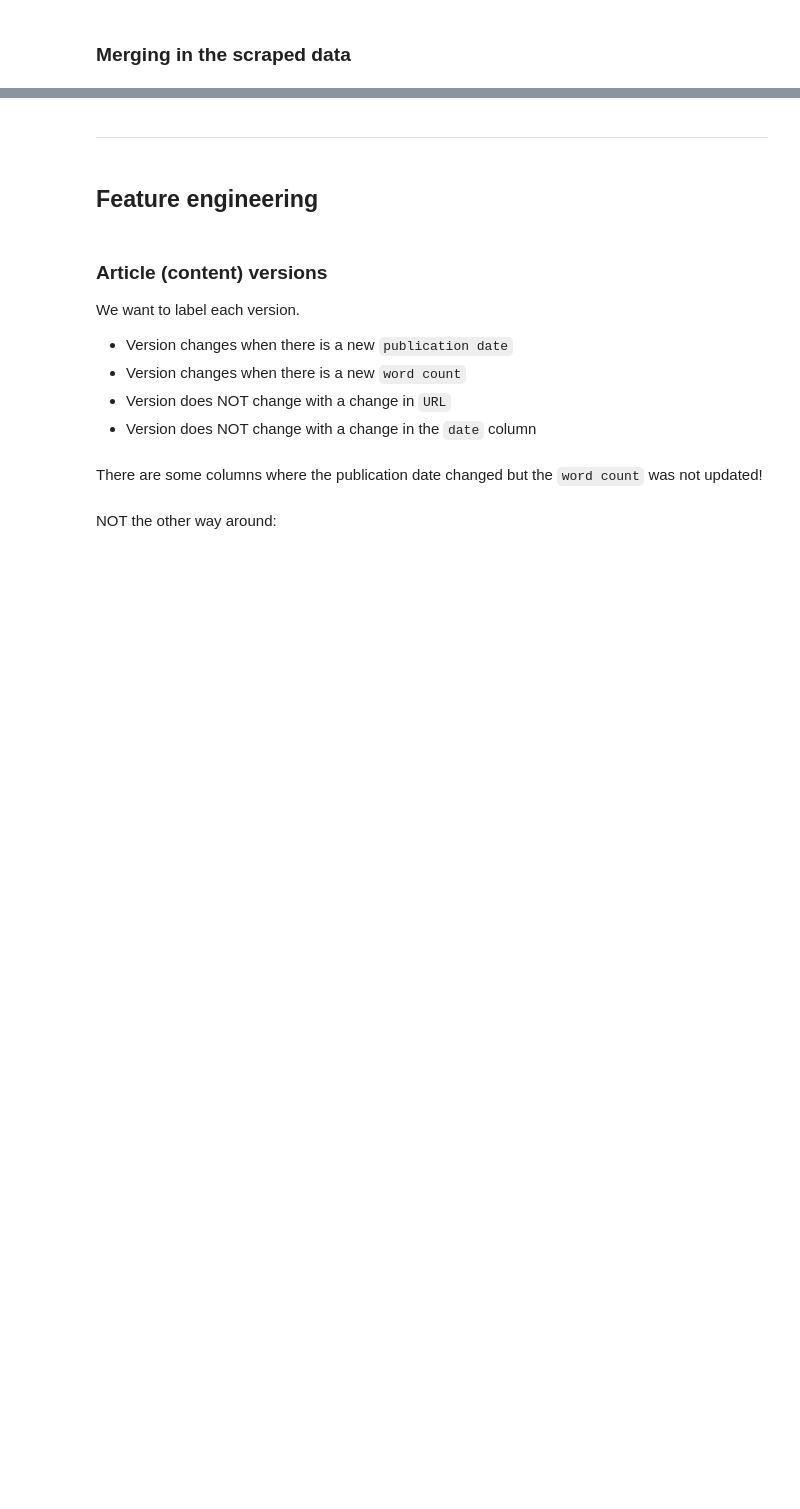
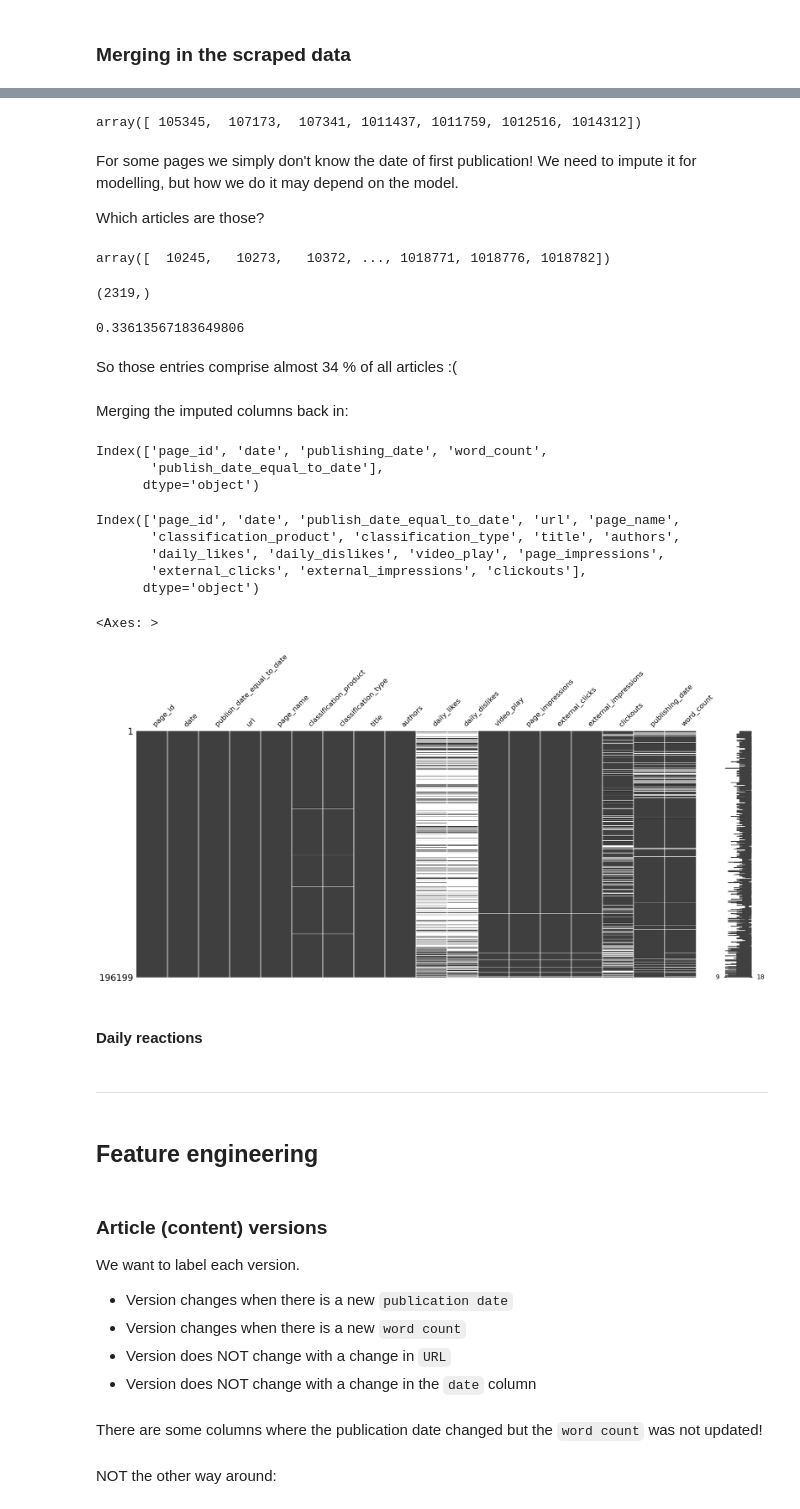
Before and after one commit to RenzoTorrecuso/d-drivers, a Jupyter notebook: notebooks/Cleaning-categorising-katja.ipynb, the cells around one changed output, grey strips where cells are left out. Drawn from its saved outputs; the diff is of its cells as text; code cells hidden in the pictures; blank space fills up the shorter version.

```diff
--- a/notebooks/Cleaning-categorising-katja.ipynb
+++ b/notebooks/Cleaning-categorising-katja.ipynb
@@ -130,0 +215,7 @@ mgn.matrix(df);
+# %%
+# Grouping, so we are not filling in the values from other articles!
+versions = df.groupby(['page_id'], as_index=False, sort=True)[
+    ['page_id', 'date', 'publishing_date', 'word_count']
+    ].ffill()
+#versions.rename({'index': 'page_id'}, axis=1, inplace=True)
+versions
@@ -130,0 +286,50 @@ mgn.matrix(df);
+# %%
+versions[(versions.date < versions.publishing_date)].page_id.unique()
+# %% [output]
+array([ 105345,  107173,  107341, 1011437, 1011759, 1012516, 1014312])
+# %% [markdown]
+For some pages we simply don't know the date of first publication! We need to impute it for modelling, but how we do it may depend on the model.
+
+Which articles are those?
+# %%
+no_publ_date = versions[versions.publishing_date.isna()].page_id.unique()
+no_publ_date
+# %% [output]
+array([  10245,   10273,   10372, ..., 1018771, 1018776, 1018782])
+# %%
+no_publ_date.shape
+# %% [output]
+(2319,)
+# %%
+len(no_publ_date) / len(df.page_id.unique())
+# %% [output]
+0.33613567183649806
+# %% [markdown]
+So those entries comprise almost 34 % of all articles :(
+# %% [markdown]
+Merging the imputed columns back in:
+# %%
+versions.columns
+# %% [output]
+Index(['page_id', 'date', 'publishing_date', 'word_count',
+       'publish_date_equal_to_date'],
+      dtype='object')
+# %%
+df.columns.drop('publishing_date').drop('word_count')
+# %% [output]
+Index(['page_id', 'date', 'publish_date_equal_to_date', 'url', 'page_name',
+       'classification_product', 'classification_type', 'title', 'authors',
+       'daily_likes', 'daily_dislikes', 'video_play', 'page_impressions',
+       'external_clicks', 'external_impressions', 'clickouts'],
+      dtype='object')
+# %%
+df_imputed = pd.merge(df[df.columns.drop('publishing_date').drop('word_count')], # drop the non-imputed columns
+                      versions[['page_id', 'date', 'publishing_date', 'word_count']], # include the relevant columns only
+                      on=['page_id', 'date'], how='left')
+# %%
+mgn.matrix(df_imputed)
+# %% [output]
+<Axes: >
+[figure, added]
+# %% [markdown]
+#### Daily reactions
```
Also changed, not shown: parts of 30 cells of this notebook, 2 other files.
